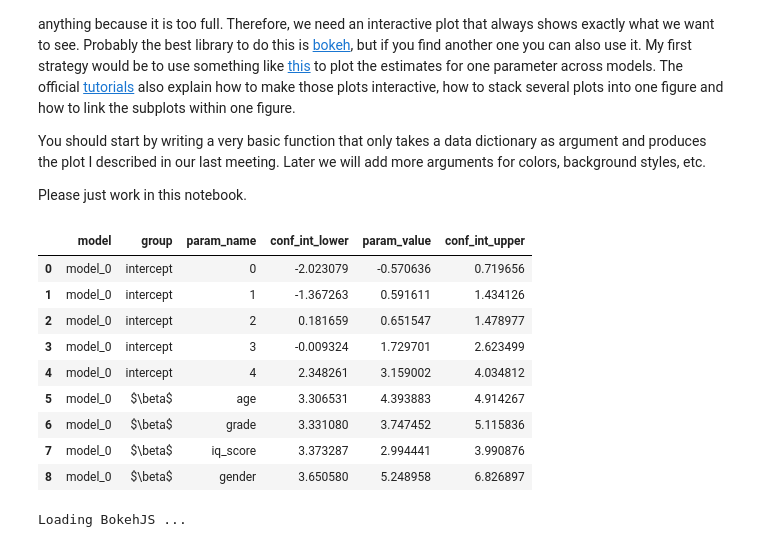
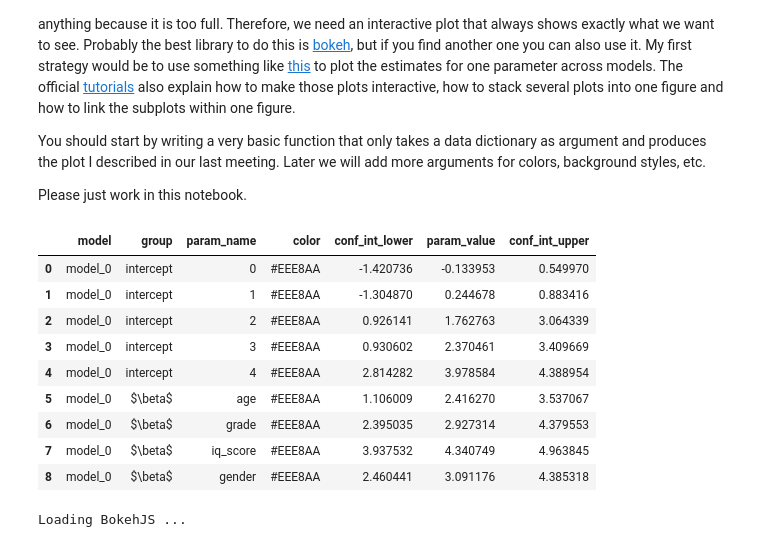
Before and after one commit to janosg/comparison_plot, a Jupyter notebook: comparison_plot.ipynb, the cells around one changed output. Drawn from its saved outputs; the diff is of its cells as text; code cells hidden in the pictures.

Commit message:
Added color column to DataFrame in the example notebook and color point estimates and confidence bands accordingly.

```diff
--- a/comparison_plot.ipynb
+++ b/comparison_plot.ipynb
@@ -31,44 +31,49 @@ short_controls = ['age', 'grade', 'iq_score', 'gender']
 long_controls = short_controls + [
     'parent_educ', 'parent_inc', 'parent_occup', 'dist_to_school',
     'single_parent', 'single_parent_x_parent_inc']
 
 cols = ['model', 'param_value', 'param_name', 'conf_int_lower', 'conf_int_upper', 'group']
 
 model_comp_df = pd.DataFrame()
 
 for i in range(nr_models):
     if i < 0.7 * nr_models:
         ctrl_names = short_controls
         factor = 0.5
+        color="#EEE8AA"
     else:
         ctrl_names = long_controls
         factor = 0.7
+        color="#4DBD33"
     nr_params = nr_intercepts + len(ctrl_names)
 
     df = pd.DataFrame(columns=cols)
     df['param_value'] = factor * np.arange(nr_params) + np.random.normal(0, 1, nr_params)
     df['param_name'] = [str(i) for i in range(nr_intercepts)] + ctrl_names
     df['conf_int_lower'] = df['param_value'] - np.random.normal(1, factor, nr_params)
     df['conf_int_upper'] = df['param_value'] + np.random.normal(1, factor, nr_params)
     df['group'] = ['intercept'] * nr_intercepts + [r'$\beta$'] * len(ctrl_names)
     df['model'] = 'model_' + str(i)
+    df['color'] = color
 
     model_comp_df = pd.concat([model_comp_df, df], axis=0, sort=False)
 
 model_comp_df.reset_index(inplace=True, drop=True)
-model_comp_df = model_comp_df[['model', 'group', 'param_name', 'conf_int_lower', 'param_value', 'conf_int_upper']]
+model_comp_df = model_comp_df[
+    ['model', 'group', 'param_name',  'color',
+     'conf_int_lower', 'param_value', 'conf_int_upper']]
 model_comp_df[:9]
 # %% [output]
-|  | model | group | param_name | conf_int_lower | param_value | conf_int_upper |
-| 0 | model_0 | intercept | 0 | -2.023079 | -0.570636 | 0.719656 |
-| 1 | model_0 | intercept | 1 | -1.367263 | 0.591611 | 1.434126 |
-| 2 | model_0 | intercept | 2 | 0.181659 | 0.651547 | 1.478977 |
-| 3 | model_0 | intercept | 3 | -0.009324 | 1.729701 | 2.623499 |
-| 4 | model_0 | intercept | 4 | 2.348261 | 3.159002 | 4.034812 |
-| 5 | model_0 | $\beta$ | age | 3.306531 | 4.393883 | 4.914267 |
-| 6 | model_0 | $\beta$ | grade | 3.331080 | 3.747452 | 5.115836 |
-| 7 | model_0 | $\beta$ | iq_score | 3.373287 | 2.994441 | 3.990876 |
-| 8 | model_0 | $\beta$ | gender | 3.650580 | 5.248958 | 6.826897 |
+|  | model | group | param_name | color | conf_int_lower | param_value | conf_int_upper |
+| 0 | model_0 | intercept | 0 | #EEE8AA | -1.420736 | -0.133953 | 0.549970 |
+| 1 | model_0 | intercept | 1 | #EEE8AA | -1.304870 | 0.244678 | 0.883416 |
+| 2 | model_0 | intercept | 2 | #EEE8AA | 0.926141 | 1.762763 | 3.064339 |
+| 3 | model_0 | intercept | 3 | #EEE8AA | 0.930602 | 2.370461 | 3.409669 |
+| 4 | model_0 | intercept | 4 | #EEE8AA | 2.814282 | 3.978584 | 4.388954 |
+| 5 | model_0 | $\beta$ | age | #EEE8AA | 1.106009 | 2.416270 | 3.537067 |
+| 6 | model_0 | $\beta$ | grade | #EEE8AA | 2.395035 | 2.927314 | 4.379553 |
+| 7 | model_0 | $\beta$ | iq_score | #EEE8AA | 3.937532 | 4.340749 | 4.963845 |
+| 8 | model_0 | $\beta$ | gender | #EEE8AA | 2.460441 | 3.091176 | 4.385318 |
 # %%
 comparison_plot(df=model_comp_df)
 # %% [output]
```
Also changed, not shown: 1 other file.
